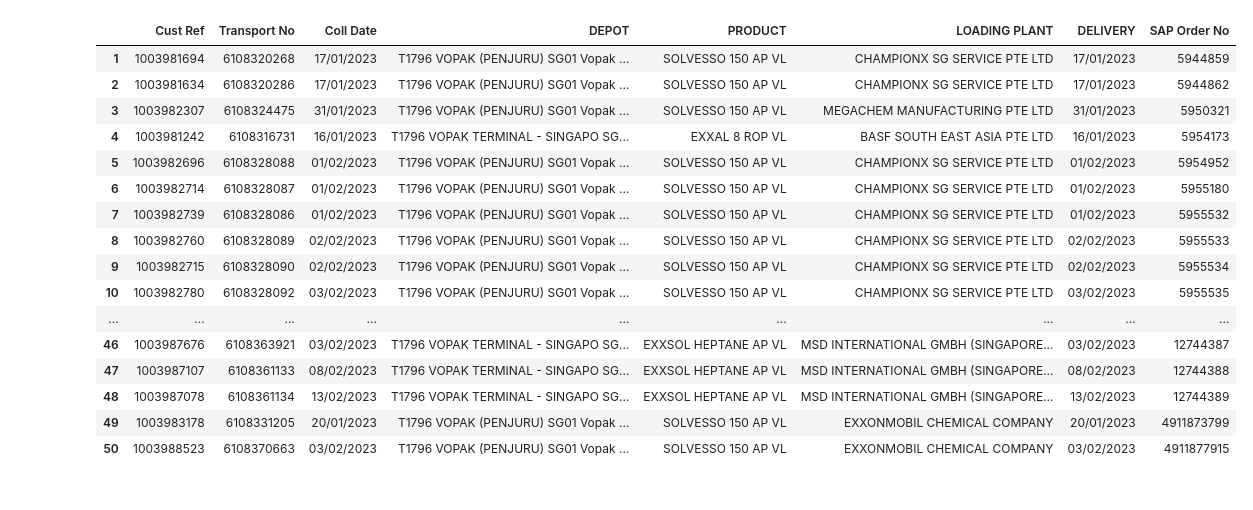
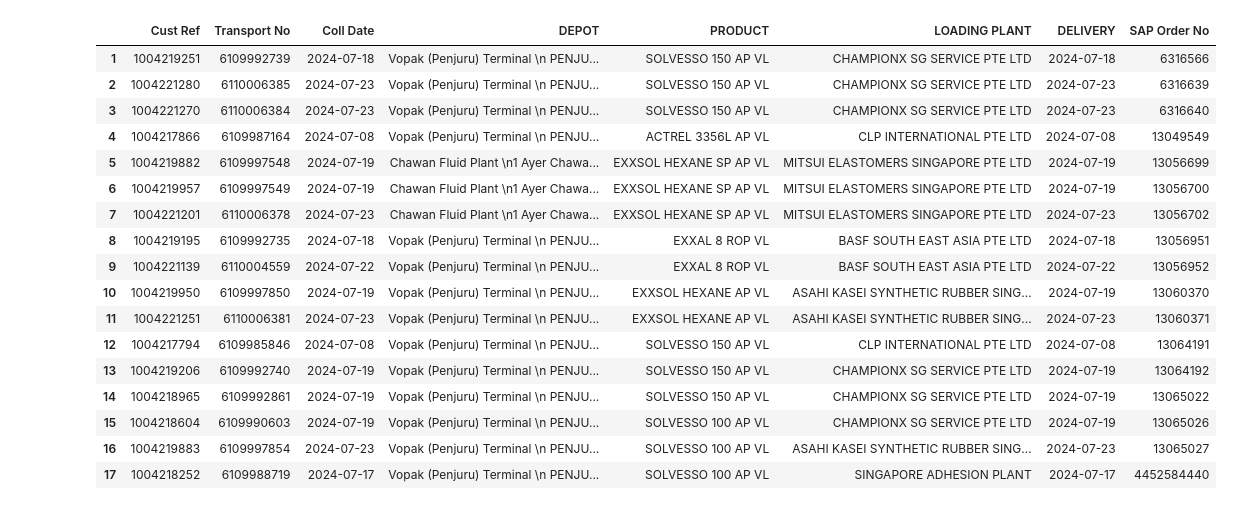
Before and after one commit to JohnTan38/Project-Income, a Jupyter notebook: TRANSPOREON.ipynb, the cells around one changed output. Cells and saved outputs as stored; diff of their text form; code cells hidden in the pictures.

```diff
--- a/TRANSPOREON.ipynb
+++ b/TRANSPOREON.ipynb
@@ -406,52 +1113,66 @@ None
 # %%
-basf_dict = {'BASF SOUTH EAST ASIA PTE LTD': 'EXXAL 8 ROP VL'}
+basf_dict = {'BASF SOUTH EAST ASIA PTE LTD': 'EXXAL 8 ROP VL'} #Optional
 basf_dict_lst= list(basf_dict.keys())
 df_trans['PRODUCT'] = np.where(df_trans.LOADING_PLANT_MV3==basf_dict_lst[0], 'EXXAL 8 ROP VL', df_trans.PRODUCT)
+
+df_trans['Cust Ref'].fillna(0, inplace=True)
 #df_trans['LOADING_PLANT_MV3'].isin(basf_dict_lst)
-#df_trans
+df_trans.head()
 # %%
-temp = pd.read_csv(r"C:/Users/john.tan/OneDrive - Cogent Holdings Pte. Ltd/Documents/Transporeon/Template_Local.csv") #template for upload
-tables = pd.read_csv(r"C:/Users/john.tan/OneDrive - Cogent Holdings Pte. Ltd/Documents/Transporeon/Tables.csv") #tables for mapping
+temp = pd.read_csv(path_transporeon + r"Template_Local.csv") #template for upload Diane
+tables = pd.read_csv(path_transporeon + r"Tables.csv") #tables for mapping
 # %%
-temp_upload = pd.concat([temp, df_trans], ignore_index=True)
-
-temp_upload = pd.merge(left=temp_upload, right=tables, how='left') #merge df
+temp_upload = pd.concat([temp, df_trans], ignore_index=True) #Diane
+#print(temp_upload)
+#temp_upload = pd.merge(left=temp_upload, right=tables, how='left') #merge df
 temp_upload = temp_upload.fillna(method='ffill')
 #temp_upload = temp_upload.drop(['MV3'], axis=1)
 temp_upload = temp_upload.rename(columns={'Code': 'MV3'}) #for upload to TMS
 # %%
+#Diane
 colss = ['Customer No', 'Order Remarks', 'Delivery Type No', 'ISO abbreviation', 'Cargo Type No', 'MV1', 'MV2', 'MV4', 'MV5', 'MV6',
-         'Plant Code', 'Special Handling No', 'Destination', 'MV3', 'Delivery Type']
+         'Plant Code', 'Special Handling No', 'Delivery Type No']
 temp_upload_1 = temp_upload.drop(columns=colss, axis=1)
 temp_upload_1 = temp_upload_1.rename(columns={'LOADING_PLANT_MV3': 'LOADING PLANT', 'DEPOT_MV2': 'DEPOT'})
 colss_reord = ['Cust Ref', 'Transport No', 'Coll Date', 'DEPOT', 'PRODUCT', 'LOADING PLANT', 'DELIVERY', 'SAP Order No']
+
 temp_upload_1 = temp_upload_1[colss_reord] #to compare with master
 temp_upload_1 = temp_upload_1.reset_index().drop(columns='index')
+temp_upload_1['SAP Order No'] = temp_upload_1['SAP Order No'].astype(np.int64)
 #temp_upload_1
 # %%
-temp_upload_1['Coll Date'] = pd.to_datetime(temp_upload_1['Coll Date']).dt.strftime('%d/%m/%Y') #format datetime
-temp_upload_1['DELIVERY'] = pd.to_datetime(temp_upload_1['DELIVERY']).dt.strftime('%d/%m/%Y')
+temp_upload_1['Coll Date'] = pd.to_datetime(temp_upload_1['Coll Date']).dt.strftime('%Y-%m-%d') #format datetime Diane
+temp_upload_1['DELIVERY'] = pd.to_datetime(temp_upload_1['DELIVERY']).dt.strftime('%Y-%m-%d')
+
+#dict
+depot_dic = {' M1796 CHAWAN FLUID PLANT SG10 PAC - Chawan Fluid Plant SG-627871 ': 'Chawan Fluid Plant \n1 Ayer Chawan Place',
+             ' T1796 VOPAK (PENJURU) SG01 Vopak (Penjuru) Terminal SG-609142 ': 'Vopak (Penjuru) Terminal \n PENJURU ROAD 59',
+             ' T1796 VOPAK TERMINAL - SINGAPO SG01 Vopak (Penjuru) Terminal SG-609142 ': 'Vopak (Penjuru) Terminal \n PENJURU ROAD 59',
+             ' Destination T1796 VOPAK (PENJURU) SG01 Vopak (Penjuru) Terminal PENJURU ROAD 59 SG CHAMPIONX SG SERVICE PTE LTD 11 AYER MERBAU ROAD, JURONG ISLAND SG-627526 ': 'Vopak (Penjuru) Terminal \n PENJURU ROAD 59'
+             }
+temp_upload_1['DEPOT'] = temp_upload_1['DEPOT'].map(depot_dic)
 
 temp_upload_1['SAP Order No'] = pd.to_numeric(temp_upload_1['SAP Order No'])
-temp_upload_1.sort_values(['SAP Order No'], ascending=True, inplace=True, na_position='first')
+#temp_upload_1.sort_values(['SAP Order No'], ascending=True, inplace=True, na_position='first')
 temp_upload_1.index = np.arange(1, len(temp_upload_1)+1)
 temp_upload_1
 # %% [output]
 |  | Cust Ref | Transport No | Coll Date | DEPOT | PRODUCT | LOADING PLANT | DELIVERY | SAP Order No |
-| 1 | 1003981694 | 6108320268 | 17/01/2023 | T1796 VOPAK (PENJURU) SG01 Vopak ... | SOLVESSO 150 AP VL | CHAMPIONX SG SERVICE PTE LTD | 17/01/2023 | 5944859 |
-| 2 | 1003981634 | 6108320286 | 17/01/2023 | T1796 VOPAK (PENJURU) SG01 Vopak ... | SOLVESSO 150 AP VL | CHAMPIONX SG SERVICE PTE LTD | 17/01/2023 | 5944862 |
-| 3 | 1003982307 | 6108324475 | 31/01/2023 | T1796 VOPAK (PENJURU) SG01 Vopak ... | SOLVESSO 150 AP VL | MEGACHEM MANUFACTURING PTE LTD | 31/01/2023 | 5950321 |
-| 4 | 1003981242 | 6108316731 | 16/01/2023 | T1796 VOPAK TERMINAL - SINGAPO SG... | EXXAL 8 ROP VL | BASF SOUTH EAST ASIA PTE LTD | 16/01/2023 | 5954173 |
-| 5 | 1003982696 | 6108328088 | 01/02/2023 | T1796 VOPAK (PENJURU) SG01 Vopak ... | SOLVESSO 150 AP VL | CHAMPIONX SG SERVICE PTE LTD | 01/02/2023 | 5954952 |
-| 6 | 1003982714 | 6108328087 | 01/02/2023 | T1796 VOPAK (PENJURU) SG01 Vopak ... | SOLVESSO 150 AP VL | CHAMPIONX SG SERVICE PTE LTD | 01/02/2023 | 5955180 |
-| 7 | 1003982739 | 6108328086 | 01/02/2023 | T1796 VOPAK (PENJURU) SG01 Vopak ... | SOLVESSO 150 AP VL | CHAMPIONX SG SERVICE PTE LTD | 01/02/2023 | 5955532 |
-| 8 | 1003982760 | 6108328089 | 02/02/2023 | T1796 VOPAK (PENJURU) SG01 Vopak ... | SOLVESSO 150 AP VL | CHAMPIONX SG SERVICE PTE LTD | 02/02/2023 | 5955533 |
-| 9 | 1003982715 | 6108328090 | 02/02/2023 | T1796 VOPAK (PENJURU) SG01 Vopak ... | SOLVESSO 150 AP VL | CHAMPIONX SG SERVICE PTE LTD | 02/02/2023 | 5955534 |
-| 10 | 1003982780 | 6108328092 | 03/02/2023 | T1796 VOPAK (PENJURU) SG01 Vopak ... | SOLVESSO 150 AP VL | CHAMPIONX SG SERVICE PTE LTD | 03/02/2023 | 5955535 |
-| ... | ... | ... | ... | ... | ... | ... | ... | ... |
-| 46 | 1003987676 | 6108363921 | 03/02/2023 | T1796 VOPAK TERMINAL - SINGAPO SG... | EXXSOL HEPTANE AP VL | MSD INTERNATIONAL GMBH (SINGAPORE... | 03/02/2023 | 12744387 |
-| 47 | 1003987107 | 6108361133 | 08/02/2023 | T1796 VOPAK TERMINAL - SINGAPO SG... | EXXSOL HEPTANE AP VL | MSD INTERNATIONAL GMBH (SINGAPORE... | 08/02/2023 | 12744388 |
-| 48 | 1003987078 | 6108361134 | 13/02/2023 | T1796 VOPAK TERMINAL - SINGAPO SG... | EXXSOL HEPTANE AP VL | MSD INTERNATIONAL GMBH (SINGAPORE... | 13/02/2023 | 12744389 |
-| 49 | 1003983178 | 6108331205 | 20/01/2023 | T1796 VOPAK (PENJURU) SG01 Vopak ... | SOLVESSO 150 AP VL | EXXONMOBIL CHEMICAL COMPANY | 20/01/2023 | 4911873799 |
-| 50 | 1003988523 | 6108370663 | 03/02/2023 | T1796 VOPAK (PENJURU) SG01 Vopak ... | SOLVESSO 150 AP VL | EXXONMOBIL CHEMICAL COMPANY | 03/02/2023 | 4911877915 |
+| 1 | 1004219251 | 6109992739 | 2024-07-18 | Vopak (Penjuru) Terminal \n PENJU... | SOLVESSO 150 AP VL | CHAMPIONX SG SERVICE PTE LTD | 2024-07-18 | 6316566 |
+| 2 | 1004221280 | 6110006385 | 2024-07-23 | Vopak (Penjuru) Terminal \n PENJU... | SOLVESSO 150 AP VL | CHAMPIONX SG SERVICE PTE LTD | 2024-07-23 | 6316639 |
+| 3 | 1004221270 | 6110006384 | 2024-07-23 | Vopak (Penjuru) Terminal \n PENJU... | SOLVESSO 150 AP VL | CHAMPIONX SG SERVICE PTE LTD | 2024-07-23 | 6316640 |
+| 4 | 1004217866 | 6109987164 | 2024-07-08 | Vopak (Penjuru) Terminal \n PENJU... | ACTREL 3356L AP VL | CLP INTERNATIONAL PTE LTD | 2024-07-08 | 13049549 |
+| 5 | 1004219882 | 6109997548 | 2024-07-19 | Chawan Fluid Plant \n1 Ayer Chawa... | EXXSOL HEXANE SP AP VL | MITSUI ELASTOMERS SINGAPORE PTE LTD | 2024-07-19 | 13056699 |
+| 6 | 1004219957 | 6109997549 | 2024-07-19 | Chawan Fluid Plant \n1 Ayer Chawa... | EXXSOL HEXANE SP AP VL | MITSUI ELASTOMERS SINGAPORE PTE LTD | 2024-07-19 | 13056700 |
+| 7 | 1004221201 | 6110006378 | 2024-07-23 | Chawan Fluid Plant \n1 Ayer Chawa... | EXXSOL HEXANE SP AP VL | MITSUI ELASTOMERS SINGAPORE PTE LTD | 2024-07-23 | 13056702 |
+| 8 | 1004219195 | 6109992735 | 2024-07-18 | Vopak (Penjuru) Terminal \n PENJU... | EXXAL 8 ROP VL | BASF SOUTH EAST ASIA PTE LTD | 2024-07-18 | 13056951 |
+| 9 | 1004221139 | 6110004559 | 2024-07-22 | Vopak (Penjuru) Terminal \n PENJU... | EXXAL 8 ROP VL | BASF SOUTH EAST ASIA PTE LTD | 2024-07-22 | 13056952 |
+| 10 | 1004219950 | 6109997850 | 2024-07-19 | Vopak (Penjuru) Terminal \n PENJU... | EXXSOL HEXANE AP VL | ASAHI KASEI SYNTHETIC RUBBER SING... | 2024-07-19 | 13060370 |
+| 11 | 1004221251 | 6110006381 | 2024-07-23 | Vopak (Penjuru) Terminal \n PENJU... | EXXSOL HEXANE AP VL | ASAHI KASEI SYNTHETIC RUBBER SING... | 2024-07-23 | 13060371 |
+| 12 | 1004217794 | 6109985846 | 2024-07-08 | Vopak (Penjuru) Terminal \n PENJU... | SOLVESSO 150 AP VL | CLP INTERNATIONAL PTE LTD | 2024-07-08 | 13064191 |
+| 13 | 1004219206 | 6109992740 | 2024-07-19 | Vopak (Penjuru) Terminal \n PENJU... | SOLVESSO 150 AP VL | CHAMPIONX SG SERVICE PTE LTD | 2024-07-19 | 13064192 |
+| 14 | 1004218965 | 6109992861 | 2024-07-19 | Vopak (Penjuru) Terminal \n PENJU... | SOLVESSO 150 AP VL | CHAMPIONX SG SERVICE PTE LTD | 2024-07-19 | 13065022 |
+| 15 | 1004218604 | 6109990603 | 2024-07-19 | Vopak (Penjuru) Terminal \n PENJU... | SOLVESSO 100 AP VL | CHAMPIONX SG SERVICE PTE LTD | 2024-07-19 | 13065026 |
+| 16 | 1004219883 | 6109997854 | 2024-07-23 | Vopak (Penjuru) Terminal \n PENJU... | SOLVESSO 100 AP VL | ASAHI KASEI SYNTHETIC RUBBER SING... | 2024-07-23 | 13065027 |
+| 17 | 1004218252 | 6109988719 | 2024-07-17 | Vopak (Penjuru) Terminal \n PENJU... | SOLVESSO 100 AP VL | SINGAPORE ADHESION PLANT | 2024-07-17 | 4452584440 |
 # %%
```
Also changed, not shown: parts of 68 cells of this notebook.
